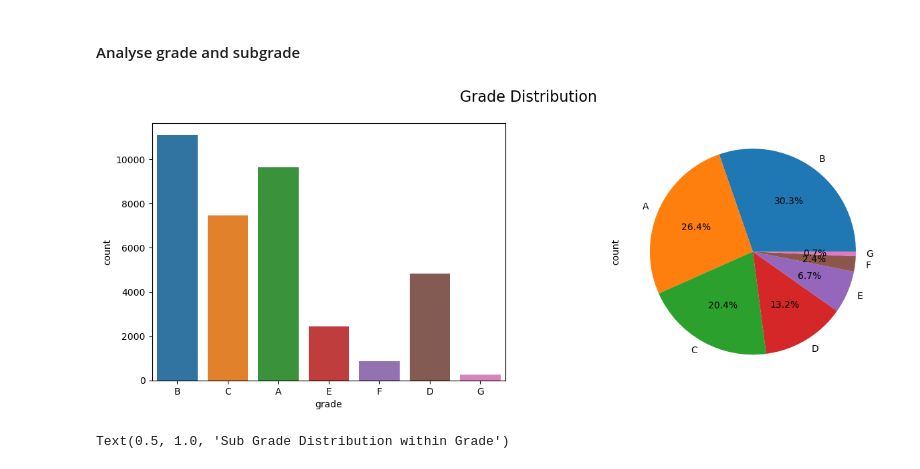
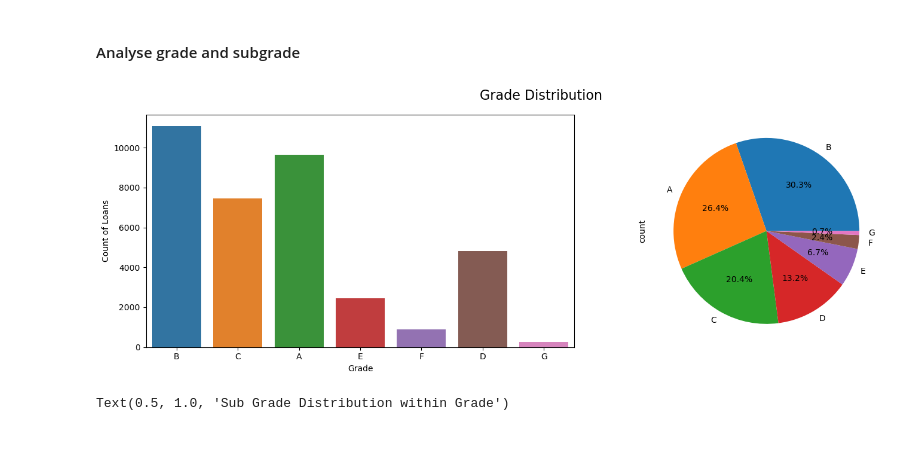
Before and after one commit to kondajji/Lending-Club_CaseStudy_TS, a Jupyter notebook: LendingClubCaseStudy-Tirth_Shankar.ipynb, the cells around one changed output. Saved outputs shown, nothing was run; the diff lists cells and outputs as text; code cells hidden in the pictures; blank space fills up the shorter version.

```diff
--- a/LendingClubCaseStudy.ipynb
+++ b/LendingClubCaseStudy-Tirth_Shankar.ipynb
@@ -528,13 +535,14 @@ plt.show()
 # %%
 fig, axes = plt.subplots(1,2, figsize=(15,5))
 plt.suptitle('Grade Distribution', fontsize=16)
 sns.countplot(x='grade', data=loan, ax=axes[0])
 loan['grade'].value_counts().plot.pie(autopct='%1.1f%%', ax=axes[1])
-
-
+axes[0].set_xlabel('Grade')
+axes[0].set_ylabel('Count of Loans')
+plt.tight_layout()
 plt.show()
 # %% [output]
-[figure, old version]
+[figure, new version]
 # %%
 #Analyse Subgrade distribution with in Grade
 
```
Also changed, not shown: parts of 15 cells of this notebook, 2 other files.
